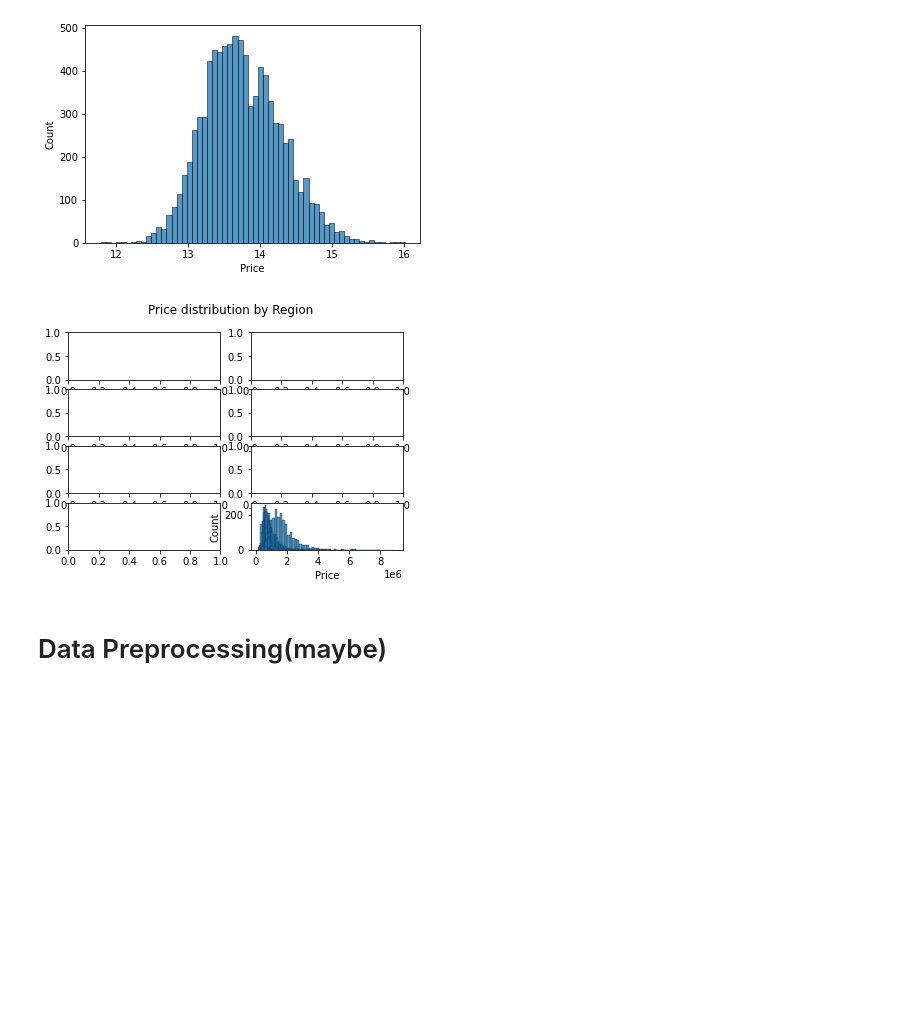
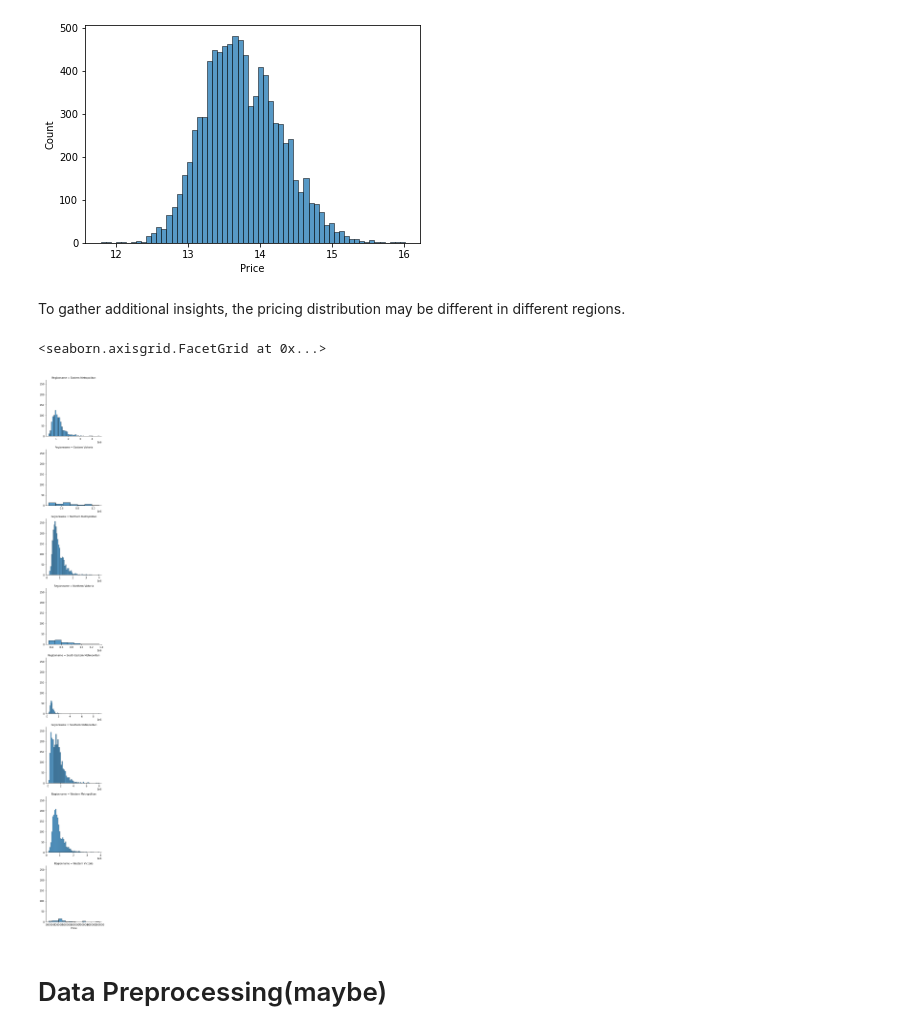
Before and after one commit to LuK413/melb-housing, a Jupyter notebook: melb-housing-analysis.ipynb, the cells around one changed output. Saved outputs shown, nothing was run; the diff lists cells and outputs as text; code cells hidden in the pictures; blank space fills up the shorter version.

```diff
--- a/melb-housing-analysis.ipynb
+++ b/melb-housing-analysis.ipynb
@@ -206,15 +206,14 @@ sns.histplot(np.log(housing['Price']))
 # %% [output]
 <AxesSubplot:xlabel='Price', ylabel='Count'>
 [figure]
-# %%
-# g = sns.FacetGrid(housing, row = 'Regionname', height = 4)
-# g.map(sns.histplot, "Price")
-fig, axes = plt.subplots(4, 2)
-fig.suptitle('Price distribution by Region')
-for region in housing['Regionname'].unique():
-    sns.histplot(housing[housing['Regionname'] == region]['Price'])
-# %% [output]
-[figure, removed]
+# %% [markdown]
+To gather additional insights, the pricing distribution may be different in different regions.
+# %%
+g = sns.FacetGrid(housing, row = 'Regionname', height = 4, sharex = False)
+g.map(sns.histplot, "Price")
+# %% [output]
+<seaborn.axisgrid.FacetGrid at 0x...>
+[figure, added]
 # %% [markdown]
 # Data Preprocessing(maybe)
 # %% [markdown]
```
Also changed, not shown: parts of 10 cells of this notebook.
